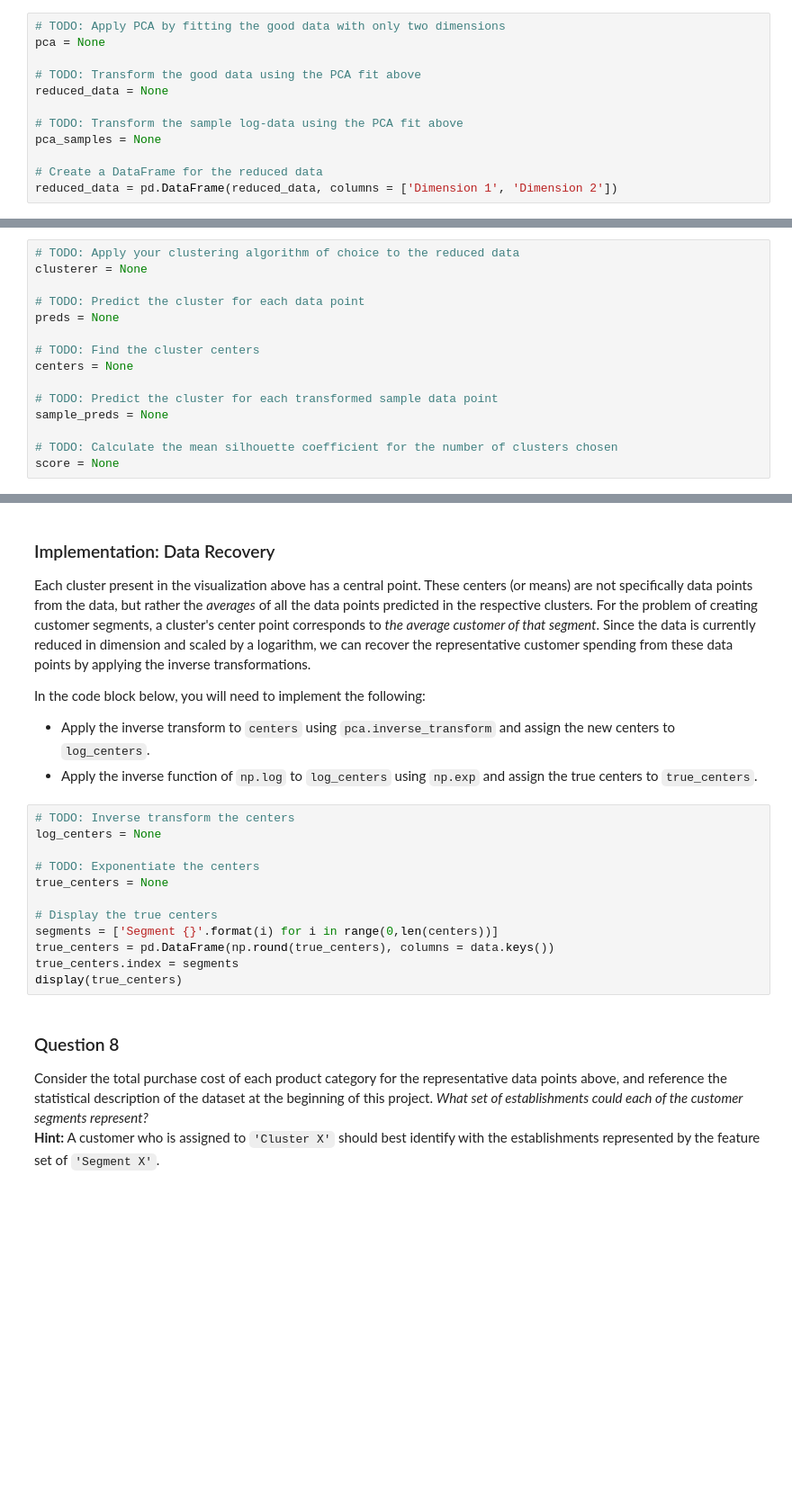
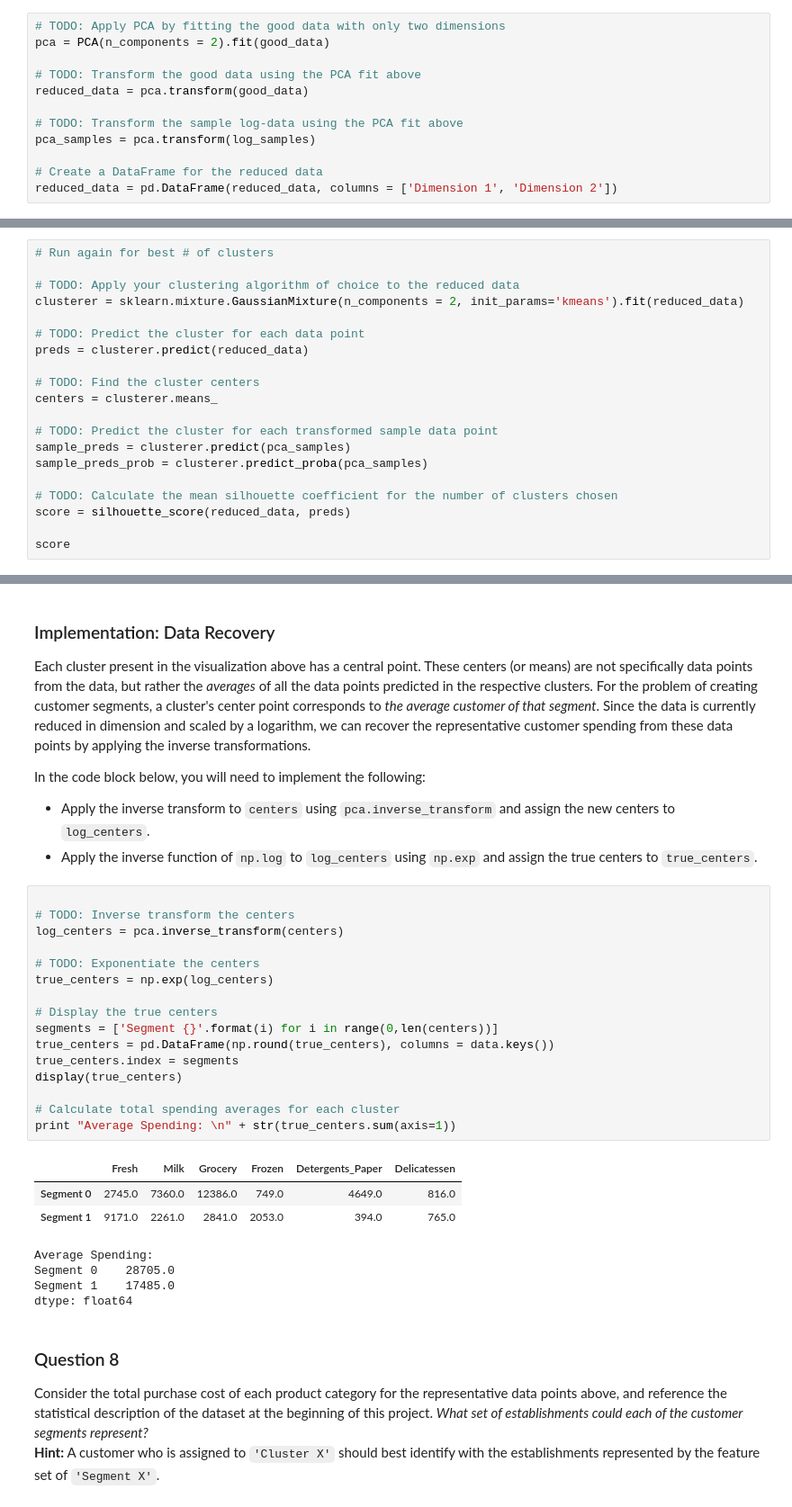
Before and after one commit to ebport/udacity_ml_projects, a Jupyter notebook: projects/creating_customer_segments/customer_segments.ipynb, the cells around one changed output, grey strips where cells are left out. Shown at 90% size. Cells and saved outputs as stored; diff of their text form; blank space fills up the shorter version.

```diff
--- a/projects/creating_customer_segments/customer_segments.ipynb
+++ b/projects/creating_customer_segments/customer_segments.ipynb
@@ -337,13 +352,13 @@ In the code block below, you will need to implement the following:
  - Apply a PCA transformation of the sample log-data `log_samples` using `pca.transform`, and assign the results to `pca_samples`.
 # %%
 # TODO: Apply PCA by fitting the good data with only two dimensions
-pca = None
+pca = PCA(n_components = 2).fit(good_data)
 
 # TODO: Transform the good data using the PCA fit above
-reduced_data = None
+reduced_data = pca.transform(good_data)
 
 # TODO: Transform the sample log-data using the PCA fit above
-pca_samples = None
+pca_samples = pca.transform(log_samples)
 
 # Create a DataFrame for the reduced data
 reduced_data = pd.DataFrame(reduced_data, columns = ['Dimension 1', 'Dimension 2'])
@@ -376,15 +437,20 @@ In the code block below, you will need to implement the following:
 # %%
+# Run again for best # of clusters
+
 # TODO: Apply your clustering algorithm of choice to the reduced data
-clusterer = None
+clusterer = sklearn.mixture.GaussianMixture(n_components = 2, init_params='kmeans').fit(reduced_data)
 
 # TODO: Predict the cluster for each data point
-preds = None
+preds = clusterer.predict(reduced_data)
 
 # TODO: Find the cluster centers
-centers = None
+centers = clusterer.means_
 
 # TODO: Predict the cluster for each transformed sample data point
-sample_preds = None
+sample_preds = clusterer.predict(pca_samples)
+sample_preds_prob = clusterer.predict_proba(pca_samples)
 
 # TODO: Calculate the mean silhouette coefficient for the number of clusters chosen
-score = None
+score = silhouette_score(reduced_data, preds)
+
+score
@@ -407,17 +496,29 @@ In the code block below, you will need to implement the following:
  - Apply the inverse transform to `centers` using `pca.inverse_transform` and assign the new centers to `log_centers`.
  - Apply the inverse function of `np.log` to `log_centers` using `np.exp` and assign the true centers to `true_centers`.
 # %%
+
 # TODO: Inverse transform the centers
-log_centers = None
+log_centers = pca.inverse_transform(centers)
 
 # TODO: Exponentiate the centers
-true_centers = None
+true_centers = np.exp(log_centers)
 
 # Display the true centers
 segments = ['Segment {}'.format(i) for i in range(0,len(centers))]
 true_centers = pd.DataFrame(np.round(true_centers), columns = data.keys())
 true_centers.index = segments
 display(true_centers)
+
+# Calculate total spending averages for each cluster
+print "Average Spending: \n" + str(true_centers.sum(axis=1))
+# %% [output]
+|  | Fresh | Milk | Grocery | Frozen | Detergents_Paper | Delicatessen |
+| Segment 0 | 2745.0 | 7360.0 | 12386.0 | 749.0 | 4649.0 | 816.0 |
+| Segment 1 | 9171.0 | 2261.0 | 2841.0 | 2053.0 | 394.0 | 765.0 |
+Average Spending:
+Segment 0    28705.0
+Segment 1    17485.0
+dtype: float64
 # %% [markdown]
 ### Question 8
 Consider the total purchase cost of each product category for the representative data points above, and reference the statistical description of the dataset at the beginning of this project. *What set of establishments could each of the customer segments represent?*
```
Also changed, not shown: parts of 29 cells of this notebook.
